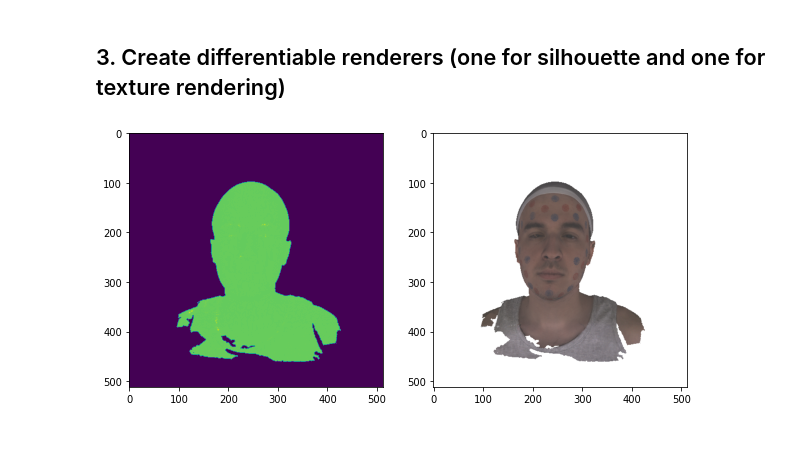
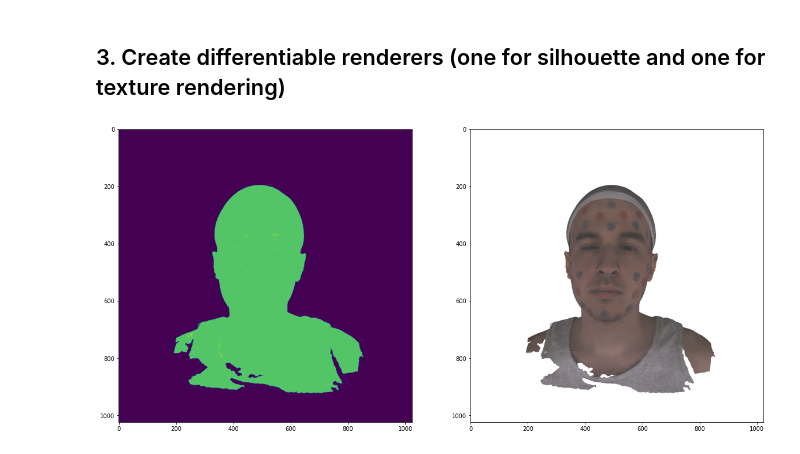
Before and after one commit to ocean1100/FaceGeometryTorch, a Jupyter notebook: opt_landmarks_and_silhouette.ipynb, the cells around one changed output. Drawn from its saved outputs; the diff is of its cells as text; code cells hidden in the pictures.

```diff
--- a/opt_landmarks_and_silhouette.ipynb
+++ b/opt_landmarks_and_silhouette.ipynb
@@ -77,7 +78,7 @@ raster_settings = RasterizationSettings(
 # explanations of these parameters. Refer to docs/notes/renderer.md for an explanation of
 # the difference between naive and coarse-to-fine rasterization.
 text_raster_settings = RasterizationSettings(
-    image_size=512,
+    image_size=1024,
     blur_radius=0.0,
     faces_per_pixel=1,
 )
@@ -119,32 +120,38 @@ texture_renderer = MeshRenderer(
 # %%
 # Select the viewpoint using spherical angles
 distance = 500   # distance from camera to the object
 elevation = 0   # angle of elevation in degrees
 azimuth = 0.0  # No rotation so the camera is positioned on the +Z axis.
 
 # Get the position of the camera based on the spherical angles
 R, T = look_at_view_transform(distance, elevation, azimuth, device=device)
 
 # Render the teapot providing the values of R and T.
 silhouete = silhouette_renderer(meshes_world=teapot_mesh, R=R, T=T)
 textured = texture_renderer(meshes_world=teapot_mesh,R=R,T=T)
 #print ('textured[:,:,:,4] =',textured[:,:,:,3])
 textured[:,:,:,3] = 1
 #print ('textured.shape = ',textured.shape)
 #image_ref = phong_renderer(meshes_world=teapot_mesh, R=R, T=T)
 
 
 silhouete = silhouete.cpu().numpy()
 #image_ref = image_ref.cpu().numpy()
 textured = textured.cpu().numpy()
 
-plt.figure(figsize=(10, 10))
+#fig=plt.figure(figsize=(18, 16), dpi= 80, facecolor='w', edgecolor='k')
+plt.figure(figsize=(20, 20))
 plt.subplot(1, 2, 1)
 plt.imshow(silhouete.squeeze()[..., 3])  # only plot the alpha channel of the RGBA image
 plt.grid(False)
 plt.subplot(1, 2, 2)
 #plt.imshow(image_ref.squeeze())
 plt.imshow(textured.squeeze())
 plt.grid(False)
+
+sil_file_path = './Results/scan_sil.png'
+textured_file_path = './Results/scan_textured.png'
+plt.imsave(sil_file_path, silhouete.squeeze())
+plt.imsave(textured_file_path, textured.squeeze())
 # %% [output]
-[figure, old version]
+[figure, new version]
```
Also changed, not shown: parts of 5 cells of this notebook.
